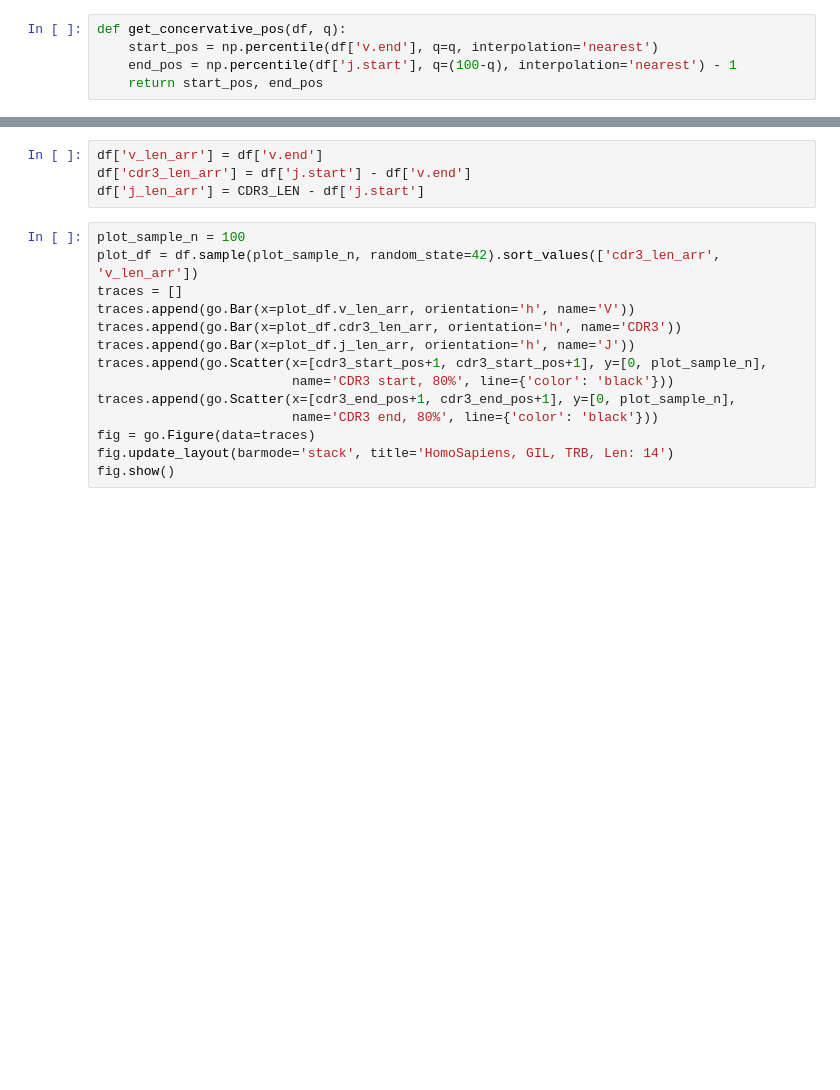
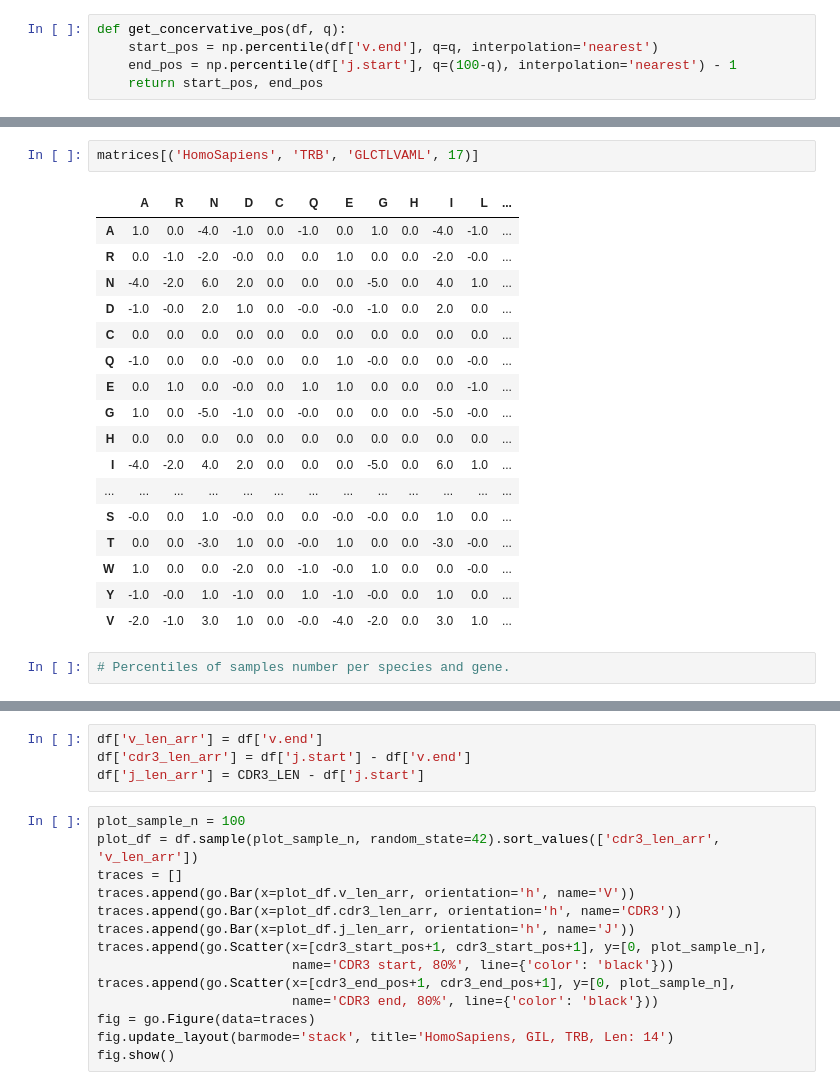
Before and after one commit to antigenomics/vdjdb-classifier-benchmark, a Jupyter notebook: cdr3_substitutions/CDR3_Substitutions.ipynb, the cells around one changed output, grey strips where cells are left out. Saved outputs shown, nothing was run; the diff lists cells and outputs as text; blank space fills up the shorter version.

```diff
--- a/cdr3_substitutions/CDR3_Substitutions.ipynb
+++ b/cdr3_substitutions/CDR3_Substitutions.ipynb
@@ -71,0 +164,22 @@ def get_blosum_matrix(df, start_pos, end_pos):
+# %%
+matrices[('HomoSapiens', 'TRB', 'GLCTLVAML', 17)]
+# %% [output]
+|  | A | R | N | D | C | Q | E | G | H | I | L | ... |
+| A | 1.0 | 0.0 | -4.0 | -1.0 | 0.0 | -1.0 | 0.0 | 1.0 | 0.0 | -4.0 | -1.0 | ... |
+| R | 0.0 | -1.0 | -2.0 | -0.0 | 0.0 | 0.0 | 1.0 | 0.0 | 0.0 | -2.0 | -0.0 | ... |
+| N | -4.0 | -2.0 | 6.0 | 2.0 | 0.0 | 0.0 | 0.0 | -5.0 | 0.0 | 4.0 | 1.0 | ... |
+| D | -1.0 | -0.0 | 2.0 | 1.0 | 0.0 | -0.0 | -0.0 | -1.0 | 0.0 | 2.0 | 0.0 | ... |
+| C | 0.0 | 0.0 | 0.0 | 0.0 | 0.0 | 0.0 | 0.0 | 0.0 | 0.0 | 0.0 | 0.0 | ... |
+| Q | -1.0 | 0.0 | 0.0 | -0.0 | 0.0 | 0.0 | 1.0 | -0.0 | 0.0 | 0.0 | -0.0 | ... |
+| E | 0.0 | 1.0 | 0.0 | -0.0 | 0.0 | 1.0 | 1.0 | 0.0 | 0.0 | 0.0 | -1.0 | ... |
+| G | 1.0 | 0.0 | -5.0 | -1.0 | 0.0 | -0.0 | 0.0 | 0.0 | 0.0 | -5.0 | -0.0 | ... |
+| H | 0.0 | 0.0 | 0.0 | 0.0 | 0.0 | 0.0 | 0.0 | 0.0 | 0.0 | 0.0 | 0.0 | ... |
+| I | -4.0 | -2.0 | 4.0 | 2.0 | 0.0 | 0.0 | 0.0 | -5.0 | 0.0 | 6.0 | 1.0 | ... |
+| ... | ... | ... | ... | ... | ... | ... | ... | ... | ... | ... | ... | ... |
+| S | -0.0 | 0.0 | 1.0 | -0.0 | 0.0 | 0.0 | -0.0 | -0.0 | 0.0 | 1.0 | 0.0 | ... |
+| T | 0.0 | 0.0 | -3.0 | 1.0 | 0.0 | -0.0 | 1.0 | 0.0 | 0.0 | -3.0 | -0.0 | ... |
+| W | 1.0 | 0.0 | 0.0 | -2.0 | 0.0 | -1.0 | -0.0 | 1.0 | 0.0 | 0.0 | -0.0 | ... |
+| Y | -1.0 | -0.0 | 1.0 | -1.0 | 0.0 | 1.0 | -1.0 | -0.0 | 0.0 | 1.0 | 0.0 | ... |
+| V | -2.0 | -1.0 | 3.0 | 1.0 | 0.0 | -0.0 | -4.0 | -2.0 | 0.0 | 3.0 | 1.0 | ... |
+# %%
+# Percentiles of samples number per species and gene.
```
Also changed, not shown: parts of 22 cells of this notebook.
